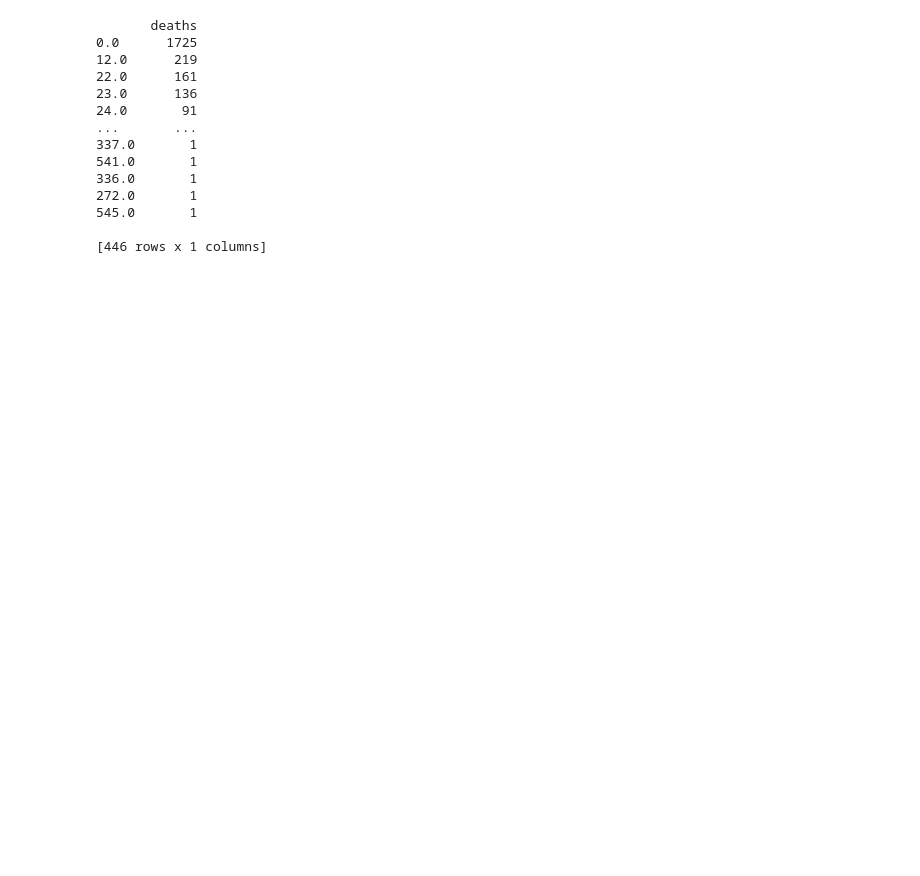
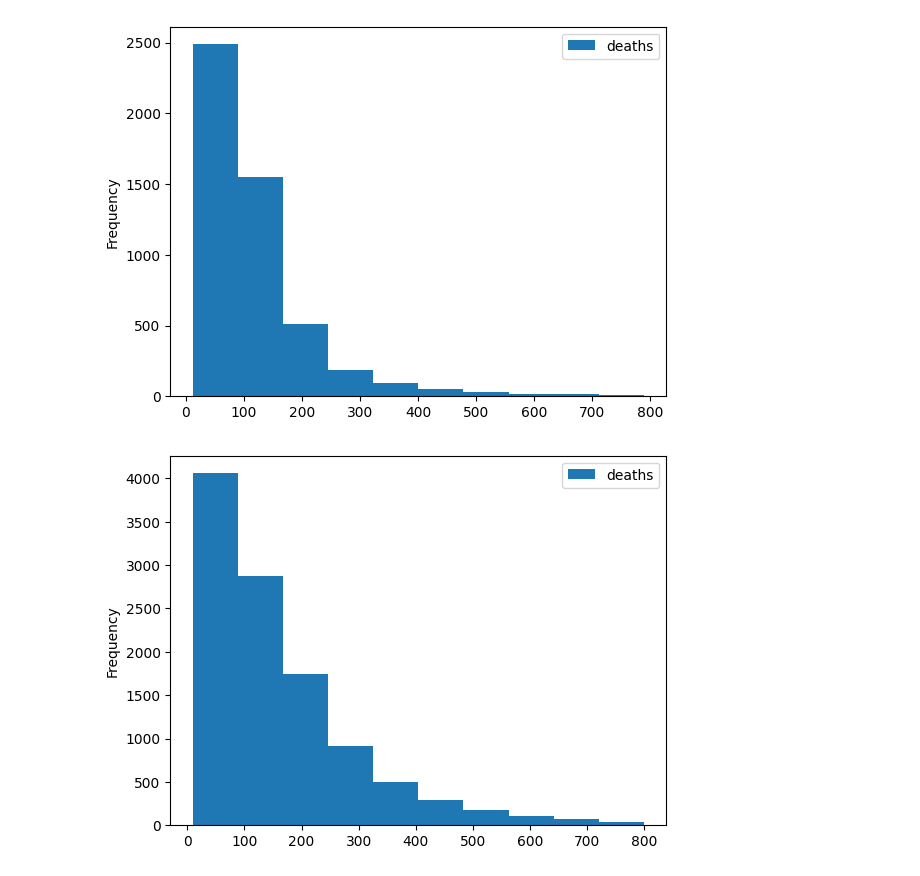
Before and after one commit to axeis/PommerLearn, a Jupyter notebook: pommerlearn/debug/evaluation.ipynb, the cells around one changed output. Drawn from its saved outputs; the diff is of its cells as text; code cells hidden in the pictures; blank space fills up the shorter version.

```diff
--- a/pommerlearn/debug/evaluation.ipynb
+++ b/pommerlearn/debug/evaluation.ipynb
@@ -33 +28,9 @@ Import error GL! You will not be able to render --> Library "GL" not found.
+# %%
+#z = zarr.open('/PommerLearn/1M_simple_0.zr', 'r')
+amountOfZarrs = 3
+zarrs = []
+zarrs.append(zarr.open('/PommerLearn/1M_simple_0.zr', 'r'))
+zarrs.append(zarr.open('/data/1M_mcts_ffa_0.zr', 'r'))
+#zarrs.append(zarr.open('/data/1M_mcts_vs_mcts_ffa_with_Raw_Net_0.zr', 'r'))
+zarrs.append(zarr.open('/data/1M_mcts_vs_mcts_ffa_0.zr', 'r'))
 # %%
@@ -54,17 +71,13 @@ df2 = pd.DataFrame({
-# %%
-print(df2)
-# %% [output]
-       deaths
-0.0      1725
-12.0      219
-22.0      161
-23.0      136
-24.0       91
-...       ...
-337.0       1
-541.0       1
-336.0       1
-272.0       1
-545.0       1
-
-[446 rows x 1 columns]
+# %%
+for i in range(amountOfZarrs):
+    df2 = pd.DataFrame({
+        #replace to remove survivors
+        "deaths": df[i].replace(0.0, np.nan),
+
+    })
+    #df2 = df2.drop([0])
+    df2.plot(kind='hist')
+    # print(df2)
+# %% [output]
+[figure, added]
+[figure, added]
```
Also changed, not shown: parts of 28 cells of this notebook.
